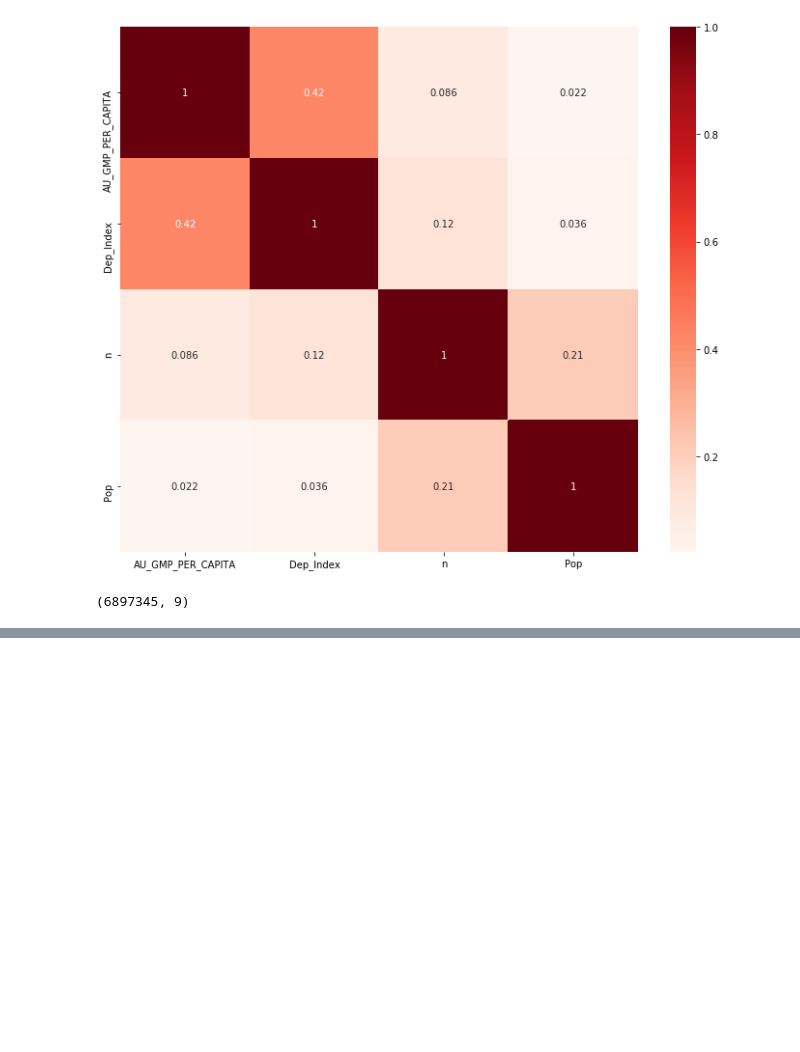
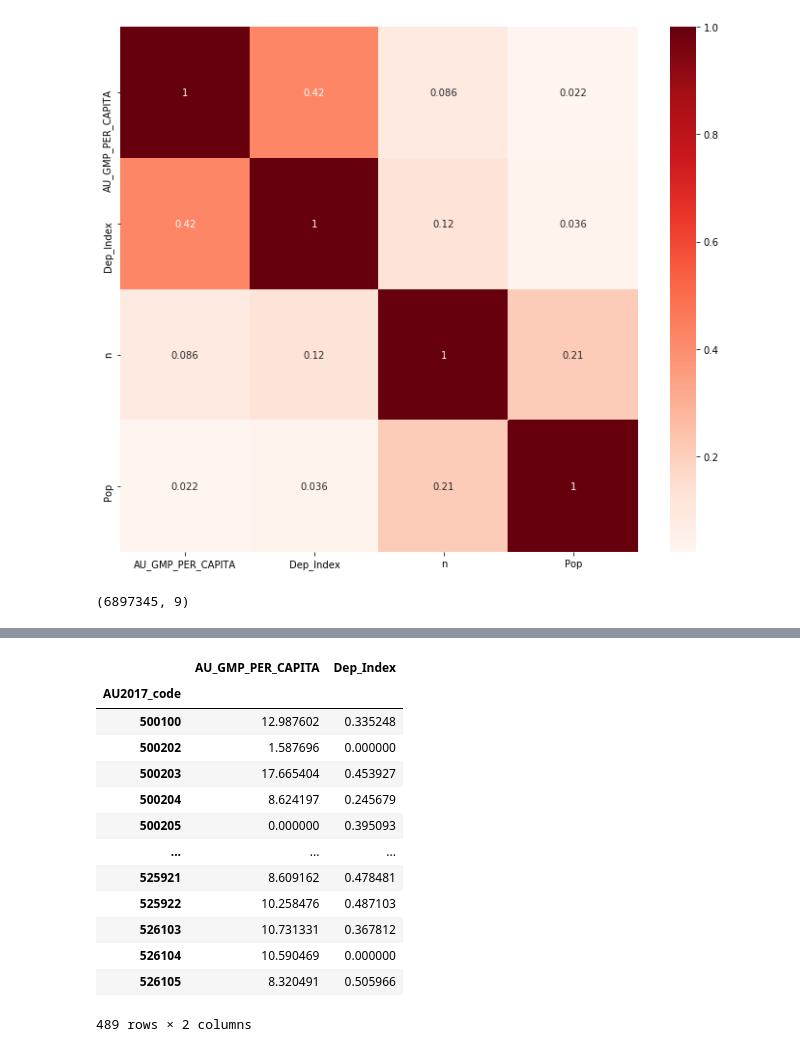
Before and after one commit to keri/DotLovesData, a Jupyter notebook: notebooks/Preparing data for modeling.ipynb, the cells around one changed output, grey strips where cells are left out. Drawn from its saved outputs; the diff is of its cells as text; code cells hidden in the pictures; blank space fills up the shorter version.

```diff
--- a/notebooks/Preparing data for modeling.ipynb
+++ b/notebooks/Preparing data for modeling.ipynb
@@ -156,0 +213,17 @@ dfNoStandardrdStandard.shape
+# %%
+dfNoStandard.groupby(by=['AU2017_code']).std()[['AU_GMP_PER_CAPITA','Dep_Index']]
+# %% [output]
+|  | AU_GMP_PER_CAPITA | Dep_Index |
+| AU2017_code |  |  |
+| 500100 | 12.987602 | 0.335248 |
+| 500202 | 1.587696 | 0.000000 |
+| 500203 | 17.665404 | 0.453927 |
+| 500204 | 8.624197 | 0.245679 |
+| 500205 | 0.000000 | 0.395093 |
+| ... | ... | ... |
+| 525921 | 8.609162 | 0.478481 |
+| 525922 | 10.258476 | 0.487103 |
+| 526103 | 10.731331 | 0.367812 |
+| 526104 | 10.590469 | 0.000000 |
+| 526105 | 8.320491 | 0.505966 |
+489 rows × 2 columns
```
Also changed, not shown: parts of 9 cells of this notebook, 3 other files.
